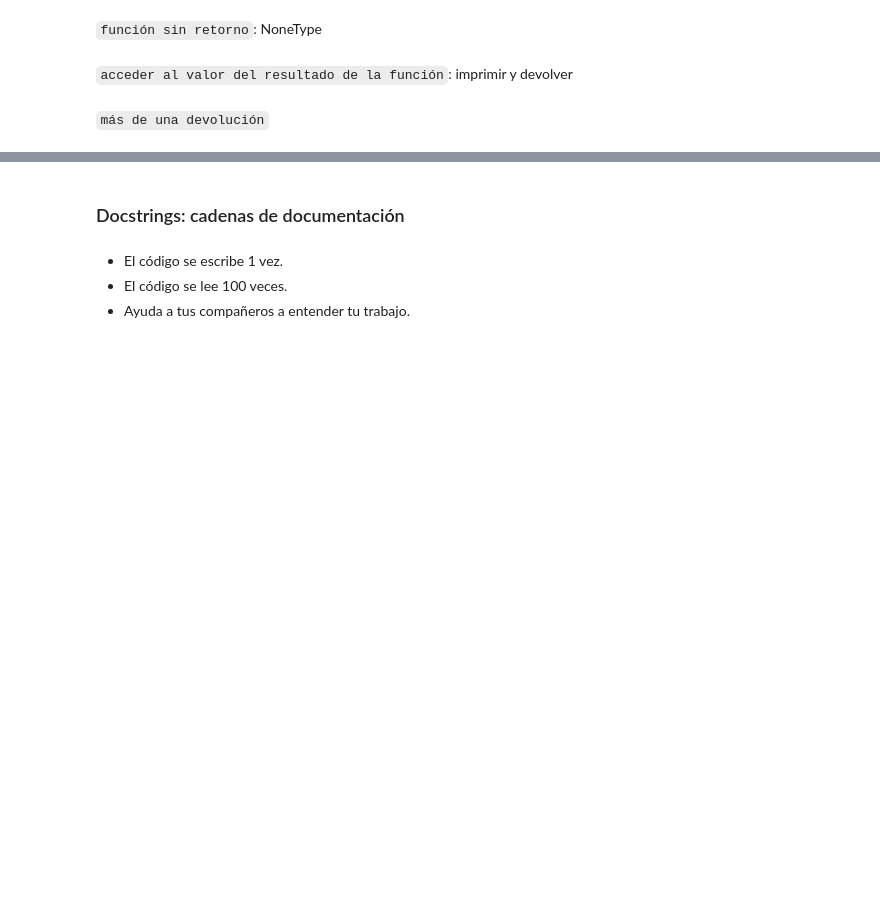
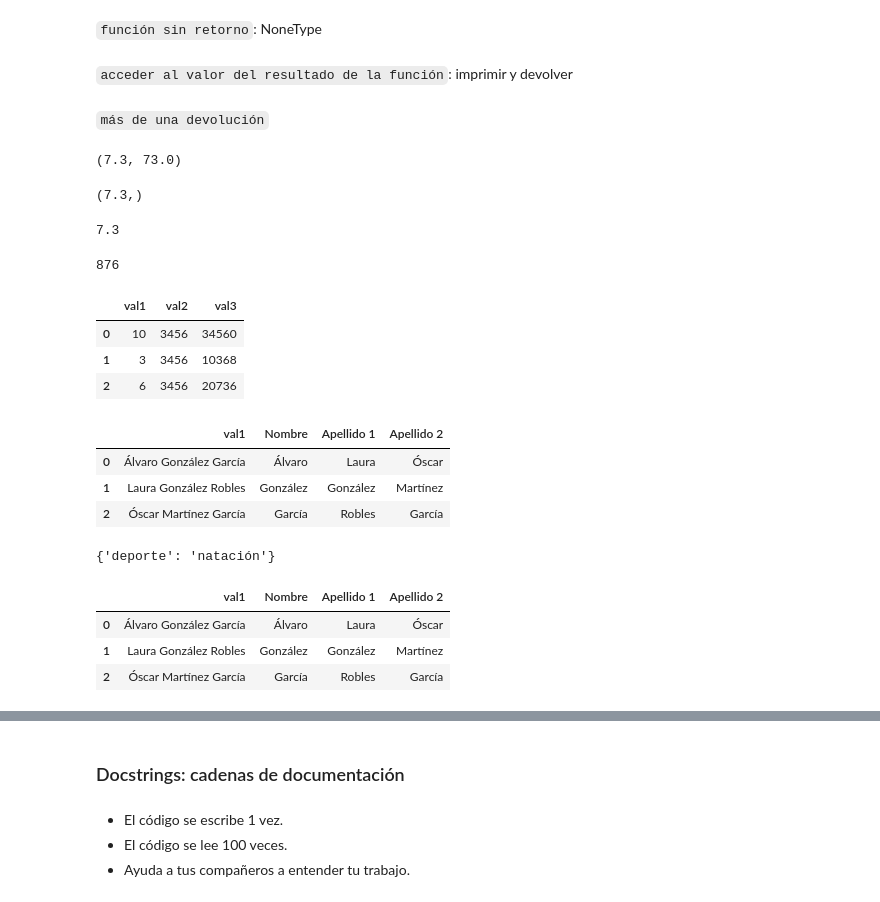
Before and after one commit to OscarFraile/EVOLVE, a Jupyter notebook: Fernando_Costa/Notebooks/post/3.1.1 - Functions.ipynb, the cells around one changed output, grey strips where cells are left out. Drawn from its saved outputs; the diff is of its cells as text; code cells hidden in the pictures; blank space fills up the shorter version.

```diff
--- a/Fernando_Costa/Notebooks/post/3.1.1 - Functions.ipynb
+++ b/Fernando_Costa/Notebooks/post/3.1.1 - Functions.ipynb
@@ -656,3 +804,60 @@ factura(50, 0.85, 99999, 0, 23, 1, iva=10)
 `acceder al valor del resultado de la función`: imprimir y devolver
 # %% [markdown]
 `más de una devolución`
+# %%
+def func_calculo (a, b):
+    calculo = (a / b) * 100
+    return a, calculo # devuelve UNA cosa -> PAQUETIZADO en una tupla
+
+func_calculo(7.3, 10)
+# %% [output]
+(7.3, 73.0)
+# %%
+def func_calculo (a, b):
+    calculo = (a / b) * 100
+    return a, # devuelve UNA cosa -> PAQUETIZADO en una tupla
+
+func_calculo(7.3, 10)
+# %% [output]
+(7.3,)
+# %%
+def func_calculo (a, b):
+    calculo = (a / b) * 100
+    return a # devuelve UNA cosa -> PAQUETIZADO en una tupla
+
+func_calculo(7.3, 10)
+# %% [output]
+7.3
+# %%
+def func_calculo (a, b):
+    calculo = (a / b) * 100
+    return a, b
+
+val1, val2 = func_calculo(7.3, 876)
+val2
+# %% [output]
+876
+# %%
+df = pd.DataFrame([{"val1": 10, "val2": 3456}, {"val1": 3, "val2": 3456},{"val1": 6, "val2": 3456}])
+df["val3"] = df["val1"] * df["val2"]
+df
+# %% [output]
+|  | val1 | val2 | val3 |
+| 0 | 10 | 3456 | 34560 |
+| 1 | 3 | 3456 | 10368 |
+| 2 | 6 | 3456 | 20736 |
+# %%
+df = pd.DataFrame([{"val1": "Álvaro González García"}, {"val1": "Laura González Robles"},{"val1": "Óscar Martínez García"}])
+df["Nombre"], df["Apellido 1"], df["Apellido 2"] = df["val1"].apply(lambda x: x.split())
+df
+# %% [output]
+|  | val1 | Nombre | Apellido 1 | Apellido 2 |
+| 0 | Álvaro González García | Álvaro | Laura | Óscar |
+| 1 | Laura González Robles | González | González | Martínez |
+| 2 | Óscar Martínez García | García | Robles | García |
+# %%
+diccionario = {"deporte": "natación"}
+#df["nombre"] = "Álvaro"
+diccionario
+# %% [output]
+{'deporte': 'natación'}
@@ -658,0 +866,9 @@ factura(50, 0.85, 99999, 0, 23, 1, iva=10)
+# %%
+df = pd.DataFrame([{"val1": "Álvaro González García"}, {"val1": "Laura González Robles"},{"val1": "Óscar Martínez García"}])
+df["Nombre"], df["Apellido 1"], df["Apellido 2"] = df["val1"].apply(lambda x: x.split())
+df
+# %% [output]
+|  | val1 | Nombre | Apellido 1 | Apellido 2 |
+| 0 | Álvaro González García | Álvaro | Laura | Óscar |
+| 1 | Laura González Robles | González | González | Martínez |
+| 2 | Óscar Martínez García | García | Robles | García |
```
Also changed, not shown: parts of 15 cells of this notebook, 1 other file.
